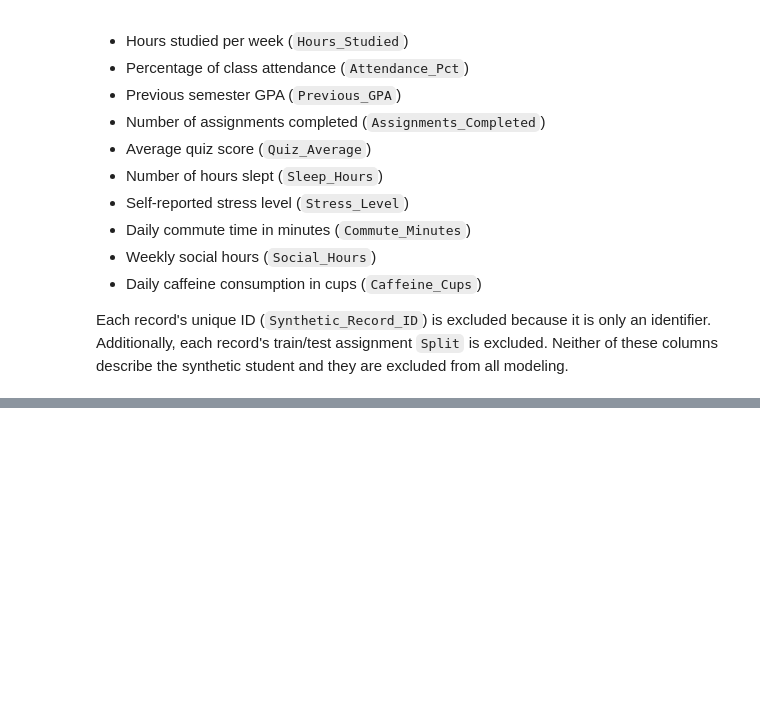
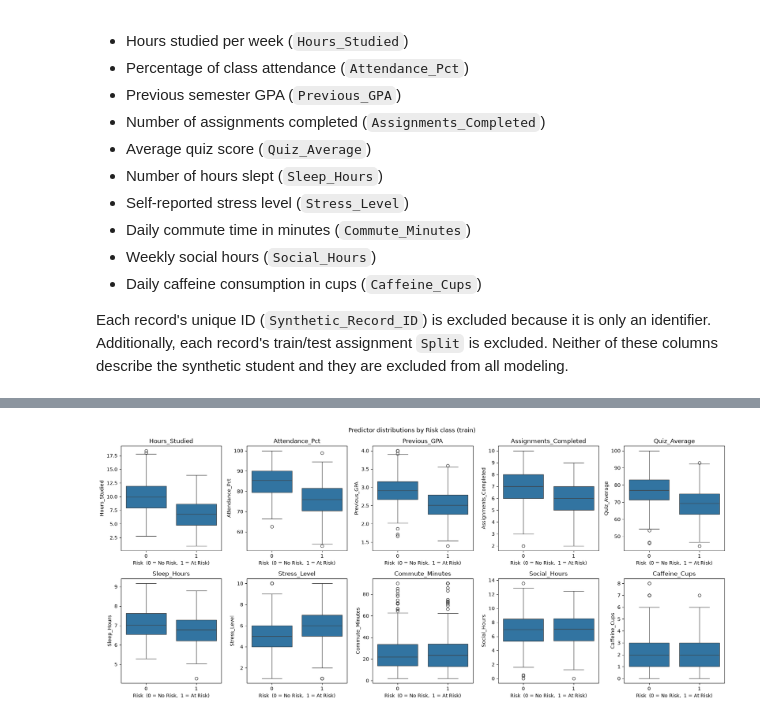
Before and after one commit to madewitt55/cs407-regression-activities, a Jupyter notebook: logistic_regression/logistic_regression.ipynb, the cells around one changed output, grey strips where cells are left out. Cells and saved outputs as stored; diff of their text form; code cells hidden in the pictures; blank space fills up the shorter version.

```diff
--- a/logistic_regression/logistic_regression.ipynb
+++ b/logistic_regression/logistic_regression.ipynb
@@ -59,0 +292,15 @@ y_test  = df.loc[test_data,  "Risk"]
+# %%
+# Predictor distributions by Risk class (train only)
+fig, axes = plt.subplots(2, 5, figsize=(18, 8))
+axes = axes.flatten()
+
+for i, col in enumerate(numeric_features):
+    sns.boxplot(x='Risk', y=col, data=train_df, ax=axes[i])
+    axes[i].set_title(col)
+    axes[i].set_xlabel('Risk  (0 = No Risk,  1 = At Risk)')
+
+plt.suptitle('Predictor distributions by Risk class (train)')
+plt.tight_layout()
+plt.show()
+# %% [output]
+[figure, added]
```
Also changed, not shown: parts of 32 cells of this notebook.
